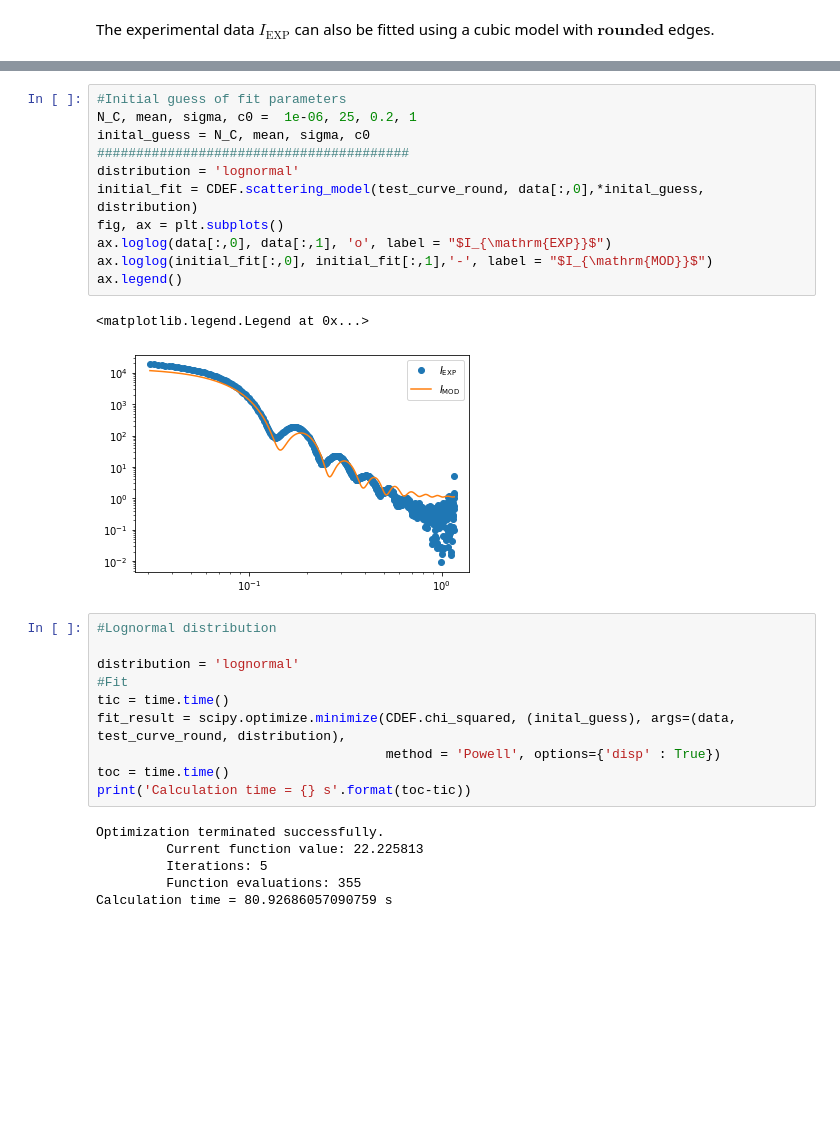
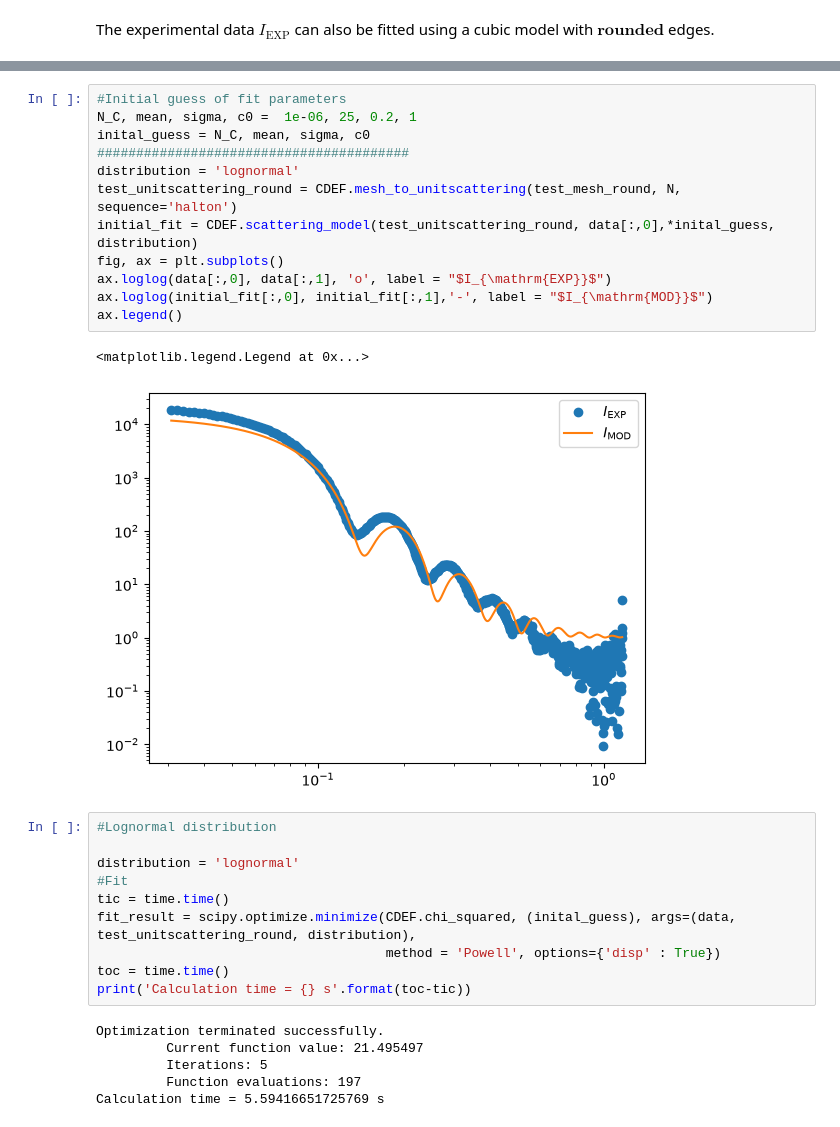
Before and after one commit to anatoli-ulmer/CDEF, a Jupyter notebook: CDEF_demo.ipynb, the cells around one changed output, grey strips where cells are left out. Cells and saved outputs as stored; diff of their text form; blank space fills up the shorter version.

Commit message:
Adapt CDEF_demo.ipynb to new CDEF unitscattering structure

```diff
--- a/CDEF_demo.ipynb
+++ b/CDEF_demo.ipynb
@@ -199,33 +200,34 @@ plt.show()
 # %%
 #Initial guess of fit parameters
 N_C, mean, sigma, c0 =  1e-06, 25, 0.2, 1
 inital_guess = N_C, mean, sigma, c0
 ########################################
 distribution = 'lognormal'
-initial_fit = CDEF.scattering_model(test_curve_round, data[:,0],*inital_guess, distribution)
+test_unitscattering_round = CDEF.mesh_to_unitscattering(test_mesh_round, N, sequence='halton')
+initial_fit = CDEF.scattering_model(test_unitscattering_round, data[:,0],*inital_guess, distribution)
 fig, ax = plt.subplots()
 ax.loglog(data[:,0], data[:,1], 'o', label = "$I_{\mathrm{EXP}}$")
 ax.loglog(initial_fit[:,0], initial_fit[:,1],'-', label = "$I_{\mathrm{MOD}}$")
 ax.legend()
 # %% [output]
 <matplotlib.legend.Legend at 0x...>
-[figure, old version]
+[figure, new version]
 # %%
 #Lognormal distribution
 
 distribution = 'lognormal'
 #Fit
 tic = time.time()
-fit_result = scipy.optimize.minimize(CDEF.chi_squared, (inital_guess), args=(data, test_curve_round, distribution),
+fit_result = scipy.optimize.minimize(CDEF.chi_squared, (inital_guess), args=(data, test_unitscattering_round, distribution),
                                      method = 'Powell', options={'disp' : True})
 toc = time.time()
 print('Calculation time = {} s'.format(toc-tic))
 # %% [output]
 Optimization terminated successfully.
-         Current function value: 22.225813
+         Current function value: 21.495497
          Iterations: 5
-         Function evaluations: 355
-Calculation time = 80.92686057090759 s
+         Function evaluations: 197
+Calculation time = 5.59416651725769 s
 # %%
 #Results of parameters
 fit_result.x
```
Also changed, not shown: parts of 14 cells of this notebook.
